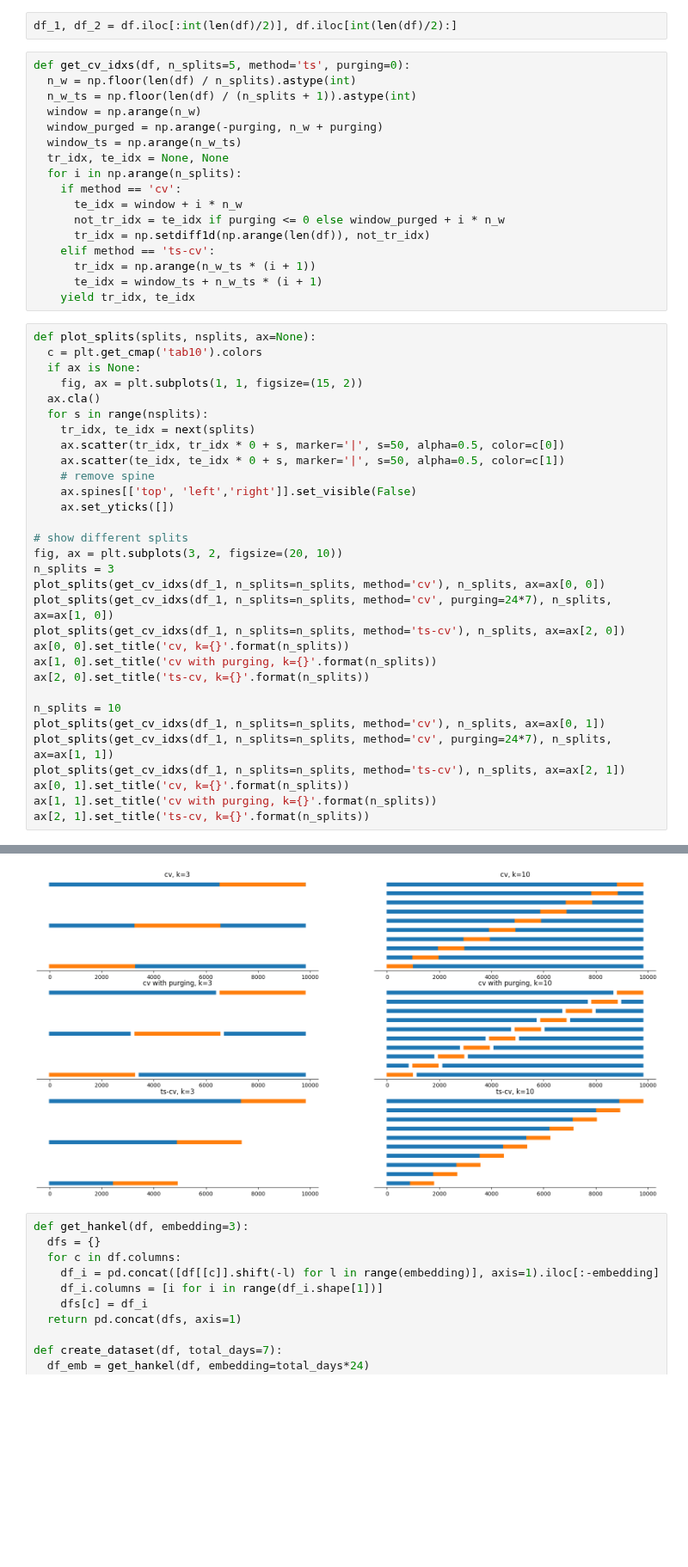
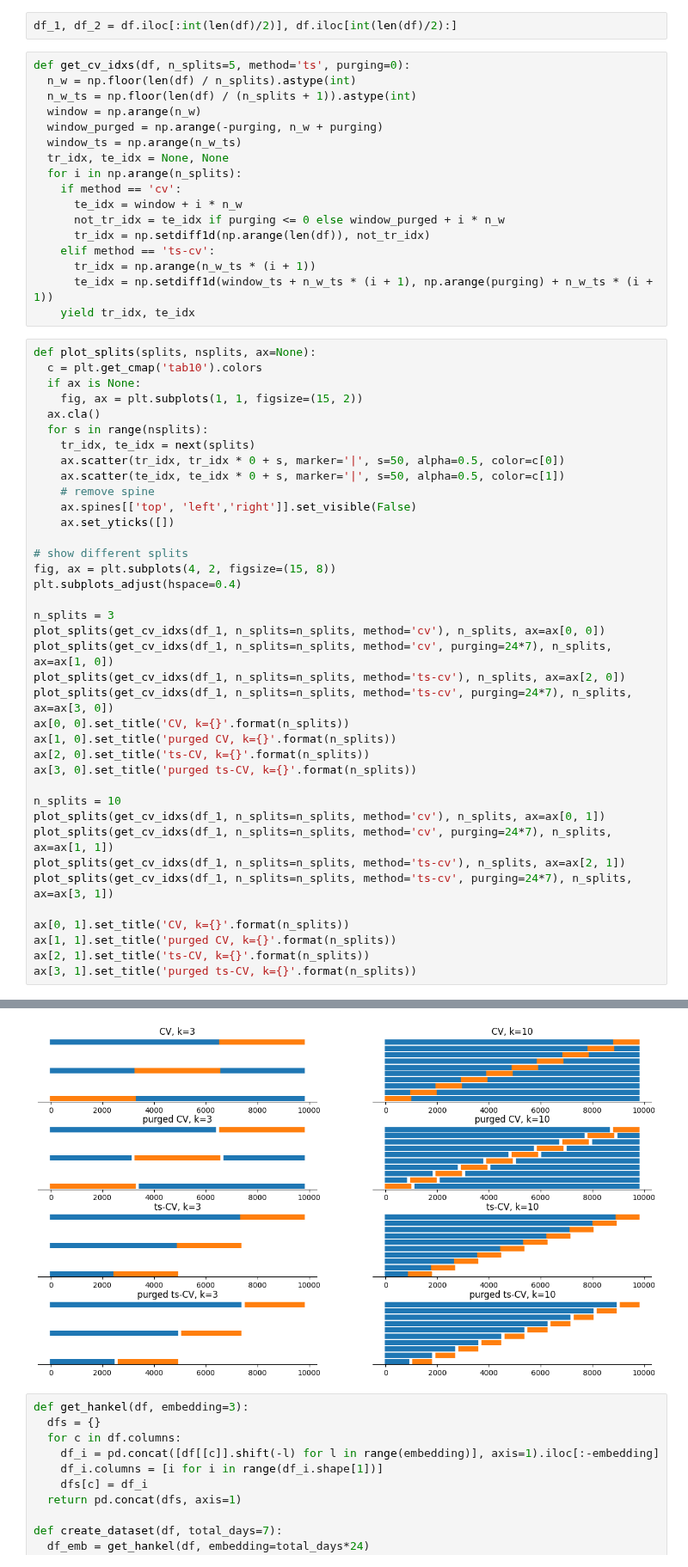
Before and after one commit to nepslor/teaching, a Jupyter notebook: TimeSeriesForecasting/cross_validation.ipynb, the cells around one changed output, grey strips where cells are left out. Shown at 86% size. Drawn from its saved outputs; the diff is of its cells as text; blank space fills up the shorter version.

```diff
--- a/TimeSeriesForecasting/cross_validation.ipynb
+++ b/TimeSeriesForecasting/cross_validation.ipynb
@@ -48,7 +49,7 @@ def get_cv_idxs(df, n_splits=5, method='ts', purging=0):
       tr_idx = np.setdiff1d(np.arange(len(df)), not_tr_idx)
     elif method == 'ts-cv':
       tr_idx = np.arange(n_w_ts * (i + 1))
-      te_idx = window_ts + n_w_ts * (i + 1)
+      te_idx = np.setdiff1d(window_ts + n_w_ts * (i + 1), np.arange(purging) + n_w_ts * (i + 1))
     yield tr_idx, te_idx
 # %%
 def plot_splits(splits, nsplits, ax=None):
@@ -65,20 +66,27 @@ def plot_splits(splits, nsplits, ax=None):
     ax.set_yticks([])
 
 # show different splits
-fig, ax = plt.subplots(3, 2, figsize=(20, 10))
+fig, ax = plt.subplots(4, 2, figsize=(15, 8))
+plt.subplots_adjust(hspace=0.4)
+
 n_splits = 3
 plot_splits(get_cv_idxs(df_1, n_splits=n_splits, method='cv'), n_splits, ax=ax[0, 0])
 plot_splits(get_cv_idxs(df_1, n_splits=n_splits, method='cv', purging=24*7), n_splits, ax=ax[1, 0])
 plot_splits(get_cv_idxs(df_1, n_splits=n_splits, method='ts-cv'), n_splits, ax=ax[2, 0])
-ax[0, 0].set_title('cv, k={}'.format(n_splits))
-ax[1, 0].set_title('cv with purging, k={}'.format(n_splits))
-ax[2, 0].set_title('ts-cv, k={}'.format(n_splits))
+plot_splits(get_cv_idxs(df_1, n_splits=n_splits, method='ts-cv', purging=24*7), n_splits, ax=ax[3, 0])
+ax[0, 0].set_title('CV, k={}'.format(n_splits))
+ax[1, 0].set_title('purged CV, k={}'.format(n_splits))
+ax[2, 0].set_title('ts-CV, k={}'.format(n_splits))
+ax[3, 0].set_title('purged ts-CV, k={}'.format(n_splits))
 
 n_splits = 10
 plot_splits(get_cv_idxs(df_1, n_splits=n_splits, method='cv'), n_splits, ax=ax[0, 1])
 plot_splits(get_cv_idxs(df_1, n_splits=n_splits, method='cv', purging=24*7), n_splits, ax=ax[1, 1])
 plot_splits(get_cv_idxs(df_1, n_splits=n_splits, method='ts-cv'), n_splits, ax=ax[2, 1])
-ax[0, 1].set_title('cv, k={}'.format(n_splits))
-ax[1, 1].set_title('cv with purging, k={}'.format(n_splits))
-ax[2, 1].set_title('ts-cv, k={}'.format(n_splits))
+plot_splits(get_cv_idxs(df_1, n_splits=n_splits, method='ts-cv', purging=24*7), n_splits, ax=ax[3, 1])
+
+ax[0, 1].set_title('CV, k={}'.format(n_splits))
+ax[1, 1].set_title('purged CV, k={}'.format(n_splits))
+ax[2, 1].set_title('ts-CV, k={}'.format(n_splits))
+ax[3, 1].set_title('purged ts-CV, k={}'.format(n_splits))
 # %% [output]
@@ -86,4 +94,4 @@ Text(0.5, 1.0, 'ts-cv, k=10')
-[figure, old version]
+[figure, new version]
 # %%
 def get_hankel(df, embedding=3):
   dfs = {}
```
Also changed, not shown: parts of 12 cells of this notebook.
